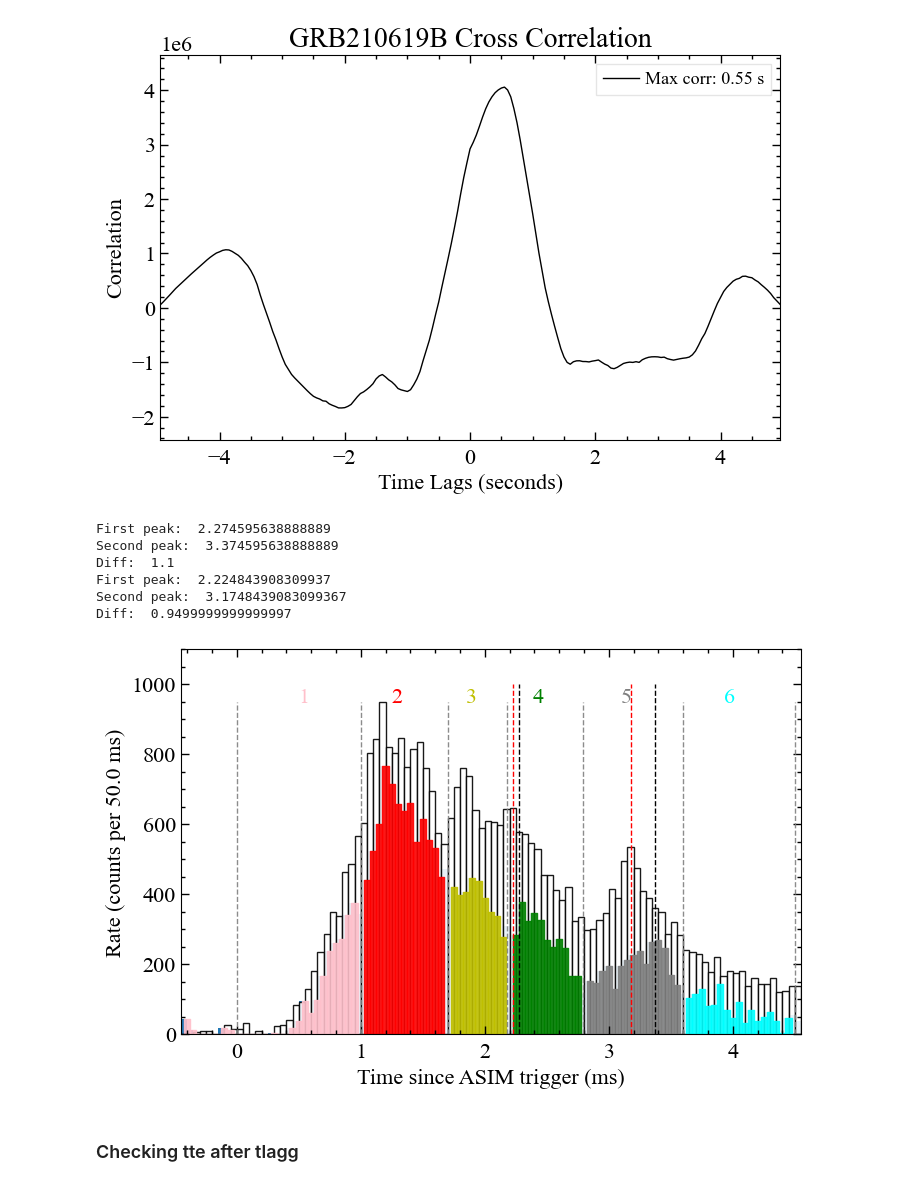
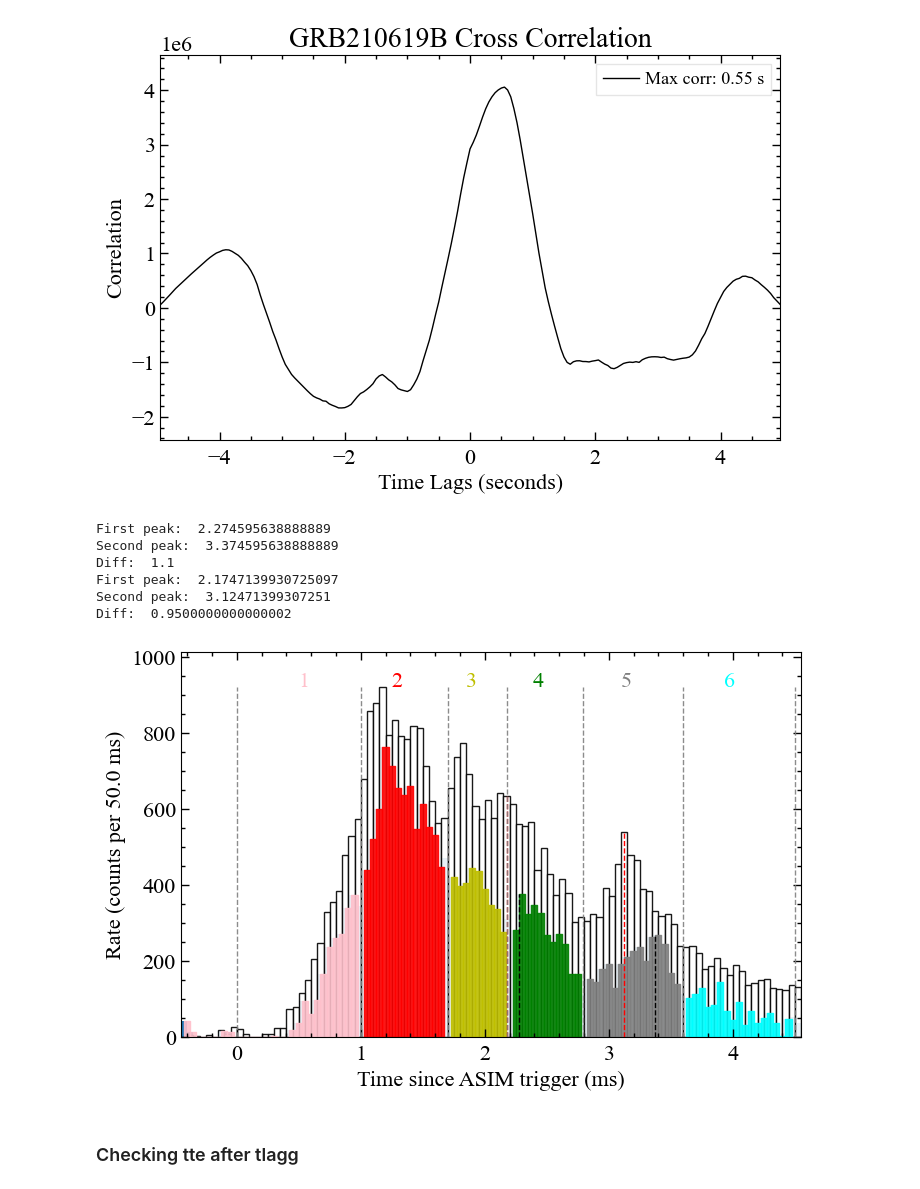
Before and after one commit to AndreasRamsli/GRB, a Jupyter notebook: xspec/FERMI/GRB210619B/GRB210619B_extract_files.ipynb, the cells around one changed output. Drawn from its saved outputs; the diff is of its cells as text; code cells hidden in the pictures.

```diff
--- a/xspec/FERMI/GRB210619B/GRB210619B_extract_files.ipynb
+++ b/xspec/FERMI/GRB210619B/GRB210619B_extract_files.ipynb
@@ -326,7 +326,7 @@ plt.show()
 [figure]
 # %%
 
-tlagg=0.576
+#tlagg=0.512
 fig,ax = plt.subplots(1, 1)
 ax.bar(x=asimLC.bin_lo,height=asimLC.counts,width=binsize,label="ASIM")
 
@@ -382,42 +382,42 @@ for i,lc in enumerate([asimLC,fermiLC]):
     T1_peak = bin_interval[iMaxCount]
     print("First peak: ", bin_interval[iMaxCount])
     if i == 0:
-        ax.vlines(x=bin_interval[iMaxCount],ymin=0,ymax=1e3,color="black",linestyle="--")
+        ax.vlines(x=bin_interval[iMaxCount],ymin=0,ymax=max(count_interval),color="black",linestyle="--")
     else:
-        ax.vlines(x=bin_interval[iMaxCount],ymin=0,ymax=1e3,color="r",linestyle="--")
+        ax.vlines(x=bin_interval[iMaxCount],ymin=0,ymax=max(count_interval),color="r",linestyle="--")
 
     iIntStart = find_nearest(lc.bin_lo,T4)
     iIntEnd = find_nearest(lc.bin_lo,T5)
     bin_interval = lc.bin_lo[iIntStart:iIntEnd]
     count_interval = lc.counts[iIntStart:iIntEnd]
     iMaxCount = find_nearest(count_interval,max(count_interval))
     T2_peak = bin_interval[iMaxCount]
     print("Second peak: ",bin_interval[iMaxCount])
     if i == 0:
-        ax.vlines(x=bin_interval[iMaxCount],ymin=0,ymax=1e3,color="black",linestyle="--")
+        ax.vlines(x=bin_interval[iMaxCount],ymin=0,ymax=max(count_interval),color="black",linestyle="--")
     else:
-        ax.vlines(x=bin_interval[iMaxCount],ymin=0,ymax=1e3,color="r",linestyle="--")
+        ax.vlines(x=bin_interval[iMaxCount],ymin=0,ymax=max(count_interval),color="r",linestyle="--")
     print("Diff: ", T2_peak-T1_peak)
 
 
 txtUpperLimit = max(fermiLC.counts)
 ax.vlines(x=[T0,T1,T2,T3,T4,T5,T6],ymin=[0]*7,ymax=[txtUpperLimit]*7,color="grey",alpha=0.9,linestyle="--")
 #plt.legend(loc="upper right")
 
 
 ax.text((T1+T0)/2,txtUpperLimit,"1",fontsize=16,c="pink")
 ax.text((T2+T1-0.2)/2,txtUpperLimit,"2",fontsize=16,c="red")
 ax.text((T3+T2-0.2)/2,txtUpperLimit,"3",fontsize=16,c="y")
 ax.text((T4+T3-0.2)/2,txtUpperLimit,"4",fontsize=16,c="g")
 ax.text((T5+T4-0.2)/2,txtUpperLimit,"5",fontsize=16,c="grey")
 ax.text((T6+T5-0.25)/2,txtUpperLimit,"6",fontsize=16,c="cyan")
 #plt.savefig("/Home/siv30/wad005/master/GRB/xspec/GRB210619B/CrossCorrolation/newOverlappingLC_asim_fermi_700ms_tlagg.pdf")
 plt.show()
 # %% [output]
 First peak:  2.274595638888889
 Second peak:  3.374595638888889
 Diff:  1.1
-First peak:  2.224843908309937
-Second peak:  3.1748439083099367
-Diff:  0.9499999999999997
+First peak:  2.1747139930725097
+Second peak:  3.12471399307251
+Diff:  0.9500000000000002
-[figure, old version]
+[figure, new version]
```
Also changed, not shown: parts of 3 cells of this notebook.
